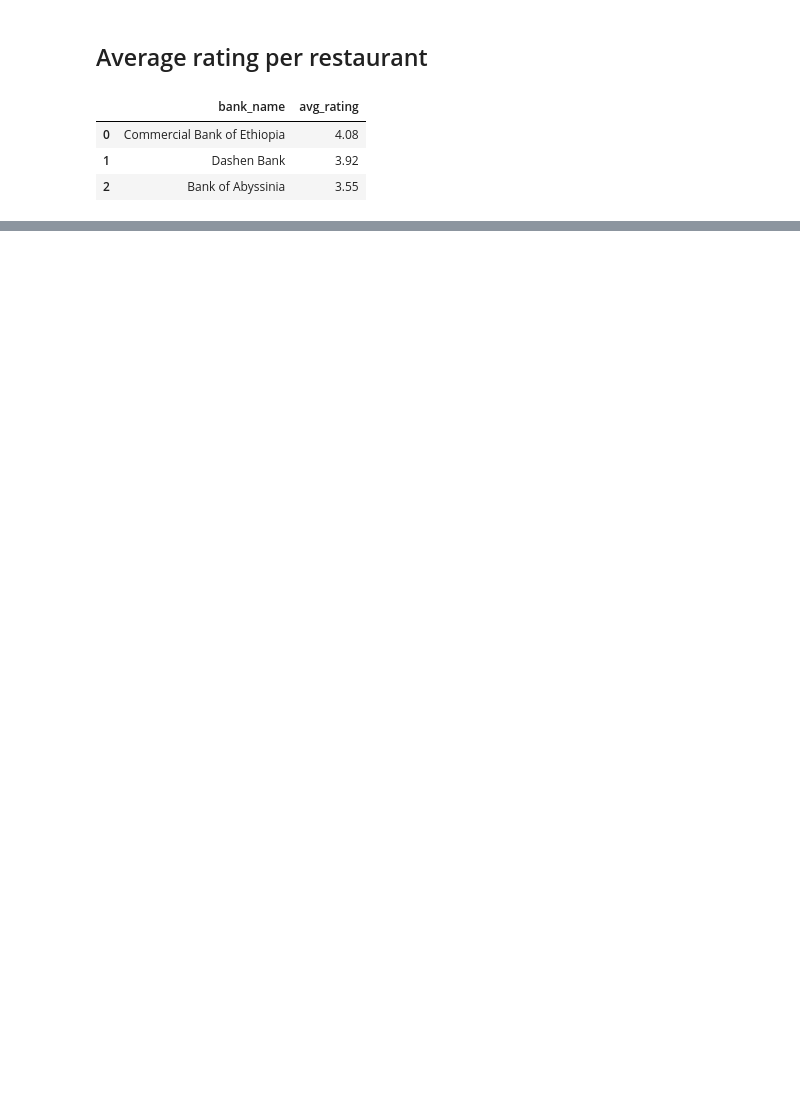
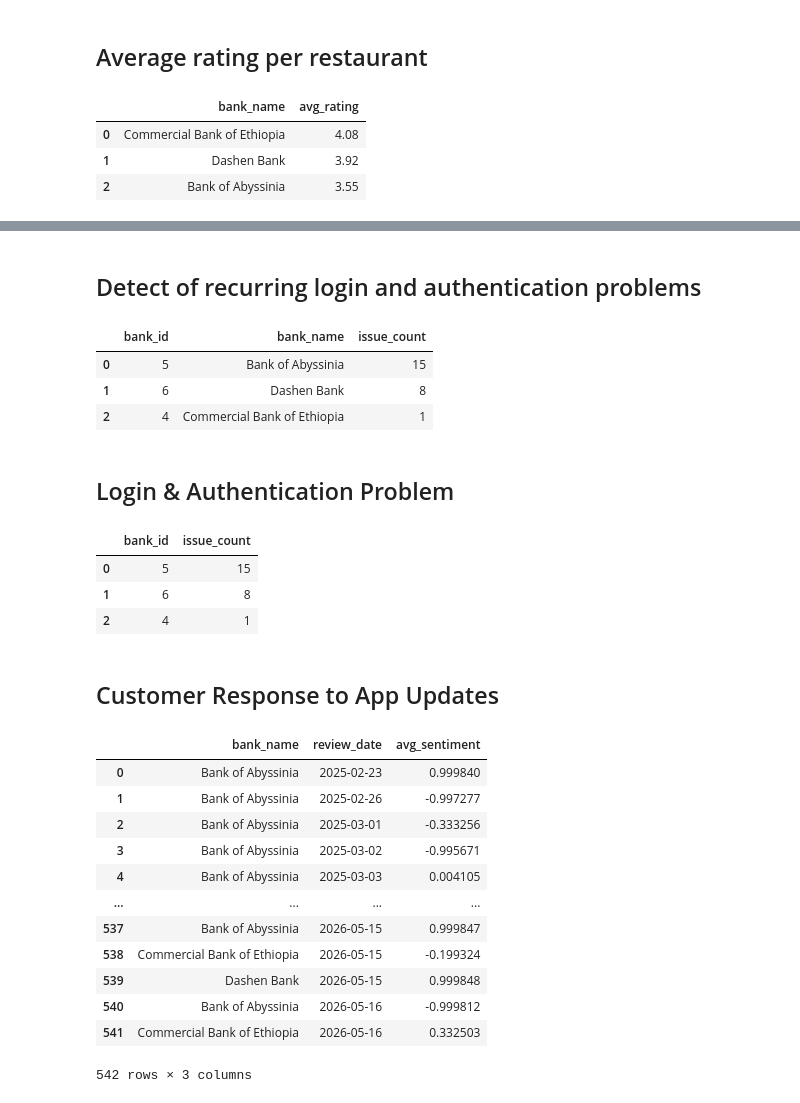
Before and after one commit to Rakeb-sys/fintech-review-analytics, a Jupyter notebook: notebooks/view_data.ipynb, the cells around one changed output, grey strips where cells are left out. Saved outputs shown, nothing was run; the diff lists cells and outputs as text; code cells hidden in the pictures; blank space fills up the shorter version.

```diff
--- a/notebooks/view_data.ipynb
+++ b/notebooks/view_data.ipynb
@@ -68,0 +93,79 @@ run_query(sql, conn)
+# %% [markdown]
+## Detect of recurring login and authentication problems
+# %%
+query_login = """
+SELECT
+    b.bank_id, b.bank_name,
+    COUNT(*) AS issue_count
+FROM reviews as r
+JOIN banks as b
+ON r.bank_id = b.bank_id
+WHERE
+    LOWER(r.review_text) LIKE '%login%' OR
+    LOWER(r.review_text) LIKE '%password%' OR
+    LOWER(r.review_text) LIKE '%authentication%' OR
+    LOWER(r.review_text) LIKE '%otp%' OR
+    LOWER(r.review_text) LIKE '%verification%'
+GROUP BY b.bank_id, b.bank_name
+ORDER BY issue_count DESC;
+"""
+
+run_query(query_login, conn)
+# %% [output]
+|  | bank_id | bank_name | issue_count |
+| 0 | 5 | Bank of Abyssinia | 15 |
+| 1 | 6 | Dashen Bank | 8 |
+| 2 | 4 | Commercial Bank of Ethiopia | 1 |
+# %% [markdown]
+## Login & Authentication Problem
+# %%
+login_query = """
+SELECT
+    bank_id,
+    COUNT(*) AS issue_count
+FROM reviews
+WHERE
+    LOWER(review_text) LIKE '%login%' OR
+    LOWER(review_text) LIKE '%password%' OR
+    LOWER(review_text) LIKE '%authentication%' OR
+    LOWER(review_text) LIKE '%otp%' OR
+    LOWER(review_text) LIKE '%verification%'
+GROUP BY bank_id
+ORDER BY issue_count DESC;
+"""
+
+run_query(login_query, conn)
+# %% [output]
+|  | bank_id | issue_count |
+| 0 | 5 | 15 |
+| 1 | 6 | 8 |
+| 2 | 4 | 1 |
+# %% [markdown]
+## Customer Response to App Updates
+# %%
+update_query = """
+SELECT
+    b.bank_name,
+    review_date,
+    AVG(sentiment_score) AS avg_sentiment
+FROM reviews r
+JOIN banks b ON r.bank_id = b.bank_id
+GROUP BY b.bank_name, review_date
+ORDER BY review_date;
+"""
+
+run_query(update_query, conn)
+# %% [output]
+|  | bank_name | review_date | avg_sentiment |
+| 0 | Bank of Abyssinia | 2025-02-23 | 0.999840 |
+| 1 | Bank of Abyssinia | 2025-02-26 | -0.997277 |
+| 2 | Bank of Abyssinia | 2025-03-01 | -0.333256 |
+| 3 | Bank of Abyssinia | 2025-03-02 | -0.995671 |
+| 4 | Bank of Abyssinia | 2025-03-03 | 0.004105 |
+| ... | ... | ... | ... |
+| 537 | Bank of Abyssinia | 2026-05-15 | 0.999847 |
+| 538 | Commercial Bank of Ethiopia | 2026-05-15 | -0.199324 |
+| 539 | Dashen Bank | 2026-05-15 | 0.999848 |
+| 540 | Bank of Abyssinia | 2026-05-16 | -0.999812 |
+| 541 | Commercial Bank of Ethiopia | 2026-05-16 | 0.332503 |
+542 rows × 3 columns
```
Also changed, not shown: parts of 14 cells of this notebook, 1 other file.
